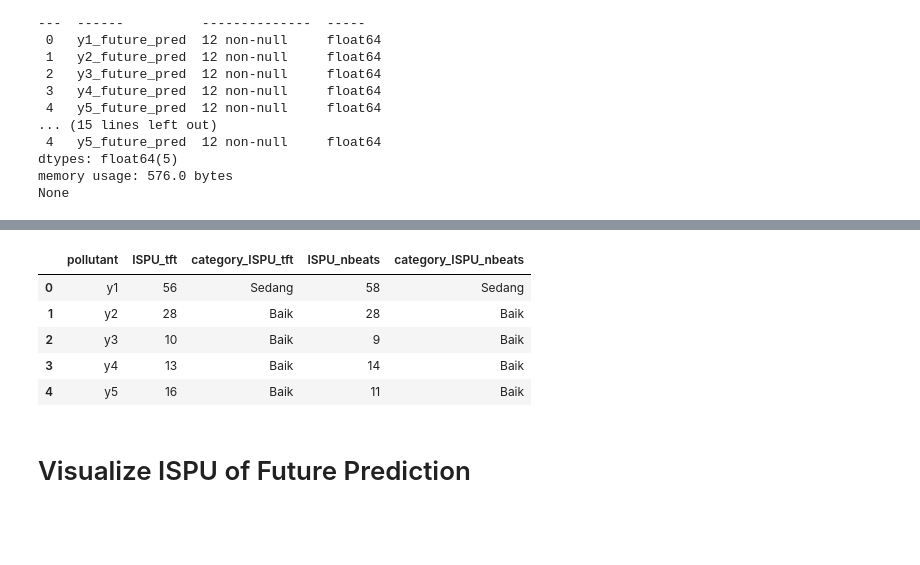
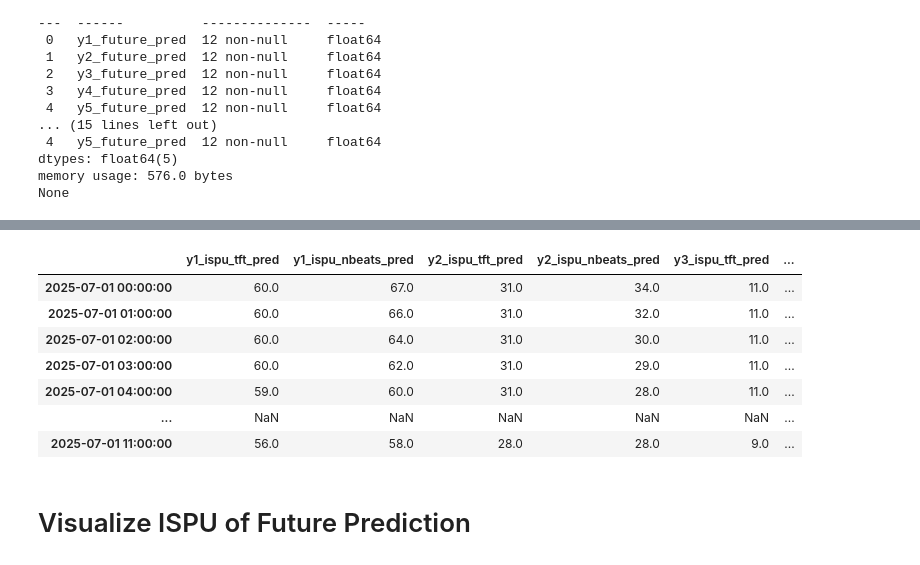
Before and after one commit to dendraap/thesis, a Jupyter notebook: notebooks/ISPU.ipynb, the cells around one changed output, grey strips where cells are left out. Cells and saved outputs as stored; diff of their text form; code cells hidden in the pictures; blank space fills up the shorter version.

```diff
--- a/notebooks/ISPU.ipynb
+++ b/notebooks/ISPU.ipynb
@@ -645,0 +708,19 @@ dtype: float64
+# %%
+# Calculate Actual and TFT Backtesting Results
+for pollutant in ['y1', 'y2', 'y3', 'y4', 'y5']:
+
+    # Calculate ISPU for TFT future pred results
+    tft_future_rolling[f'{pollutant}_ispu_tft_pred'] = (
+        tft_future_rolling[f'{pollutant}_pred']
+        .apply(lambda x:
+              calculate_ispu(x, breakpoints[pollutant])
+        )
+    )
+
+    # Calculate ISPU for N-BEATS future pred results
+    nbeats_future_rolling[f'{pollutant}_ispu_nbeats_pred'] = (
+        nbeats_future_rolling[f'{pollutant}_pred']
+        .apply(lambda x:
+              calculate_ispu(x, breakpoints[pollutant])
+        )
+    )
@@ -646,42 +799,38 @@ dtype: float64
 # %%
 # Calculate ISPU for Future Prediction
 
-tft_future_ispu = {}
-nbeats_future_ispu = {}
+# Merge future ISPU
+future_ispu_df = pd.DataFrame({'t': tft_future_rolling.index}).set_index('t').sort_index()
+
 pollutants = ['y1', 'y2', 'y3', 'y4', 'y5']
 
-# Iterate though each pollutant
+# Calculate ISPU
 for pollutant in pollutants:
 
-    # Calculate ISPU
-    tft_future_ispu[pollutant] = calculate_ispu(tft_future_daily[f'{pollutant}_pred'], breakpoints[pollutant])
-    nbeats_future_ispu[pollutant] = calculate_ispu(nbeats_future_daily[f'{pollutant}_pred'], breakpoints[pollutant])
+    # TFT
+    future_ispu_df[f'{pollutant}_ispu_tft_pred'] = tft_future_rolling[f'{pollutant}_ispu_tft_pred'].values
+
+    # N-BEATS
+    future_ispu_df[f'{pollutant}_ispu_nbeats_pred'] = nbeats_future_rolling[f'{pollutant}_ispu_nbeats_pred'].values
 
 
-# Convert to DataFrame
-future_ispu_df = pd.DataFrame({
-    'pollutant': pollutants,
-    'ISPU_tft': [
-        tft_future_ispu[p]
-        for p in pollutants
-    ],
-    'category_ISPU_tft': [
-        ispu_category(tft_future_ispu[p])
-        for p in pollutants
-    ],
-    'ISPU_nbeats' : [
-        nbeats_future_ispu[p]
-        for p in pollutants
-    ],
-    'category_ISPU_nbeats': [
-        ispu_category(nbeats_future_ispu[p])
-        for p in pollutants
-    ],
-})
+# Add ISPU Categories
+for pollutant in pollutants:
+
+    # TFT
+    future_ispu_df[f'{pollutant}_category_ispu_tft_pred'] = future_ispu_df[f'{pollutant}_ispu_tft_pred'].apply(ispu_category)
+
+    # N-BEATS
+    future_ispu_df[f'{pollutant}_category_ispu_nbeats_pred'] = future_ispu_df[f'{pollutant}_ispu_nbeats_pred'].apply(ispu_category)
 
 # Save results
 future_ispu_df.to_excel('../reports/ispu_future.xlsx')
 
 # Check results
-future_ispu_df
+print(future_ispu_df.info())
+pd.concat([
+    future_ispu_df.head(5),
+    pd.DataFrame(index=['...']),
+    future_ispu_df.tail(1)
+])
 # %% [output]
@@ -688,8 +854,10 @@ future_ispu_df
-|  | pollutant | ISPU_tft | category_ISPU_tft | ISPU_nbeats | category_ISPU_nbeats |
-| 0 | y1 | 56 | Sedang | 58 | Sedang |
-| 1 | y2 | 28 | Baik | 28 | Baik |
-| 2 | y3 | 10 | Baik | 9 | Baik |
-| 3 | y4 | 13 | Baik | 14 | Baik |
-| 4 | y5 | 16 | Baik | 11 | Baik |
+|  | y1_ispu_tft_pred | y1_ispu_nbeats_pred | y2_ispu_tft_pred | y2_ispu_nbeats_pred | y3_ispu_tft_pred | ... |
+| 2025-07-01 00:00:00 | 60.0 | 67.0 | 31.0 | 34.0 | 11.0 | ... |
+| 2025-07-01 01:00:00 | 60.0 | 66.0 | 31.0 | 32.0 | 11.0 | ... |
+| 2025-07-01 02:00:00 | 60.0 | 64.0 | 31.0 | 30.0 | 11.0 | ... |
+| 2025-07-01 03:00:00 | 60.0 | 62.0 | 31.0 | 29.0 | 11.0 | ... |
+| 2025-07-01 04:00:00 | 59.0 | 60.0 | 31.0 | 28.0 | 11.0 | ... |
+| ... | NaN | NaN | NaN | NaN | NaN | ... |
+| 2025-07-01 11:00:00 | 56.0 | 58.0 | 28.0 | 28.0 | 9.0 | ... |
 # %% [markdown]
 # Visualize ISPU of Future Prediction
```
Also changed, not shown: parts of 23 cells of this notebook, 14 other files.
